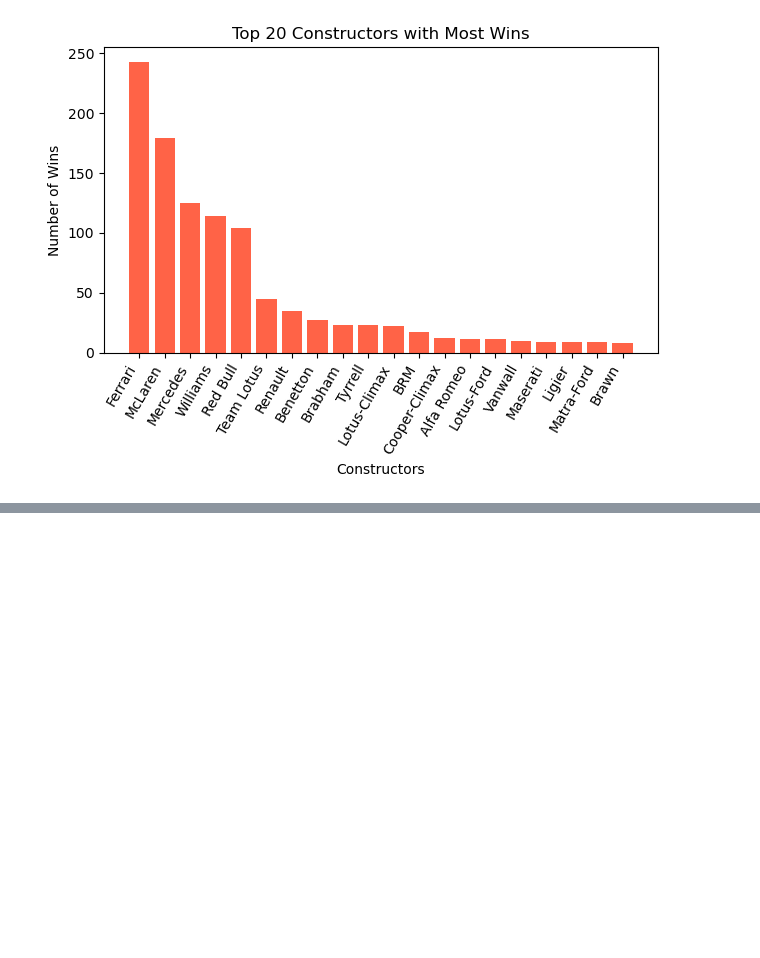
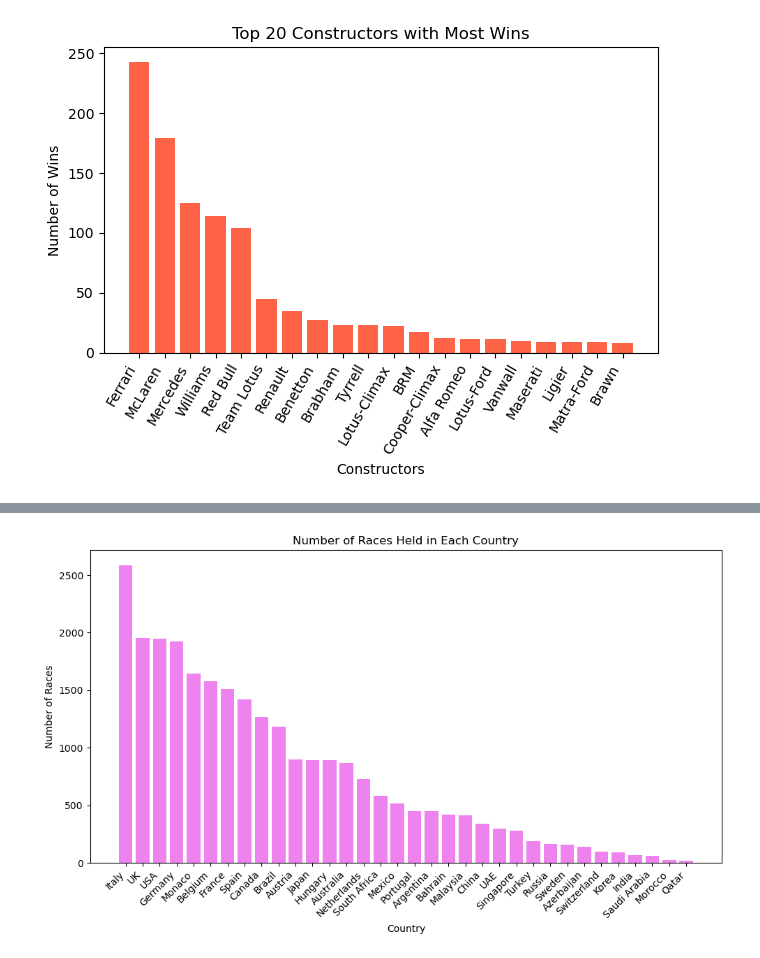
Before and after one commit to code-with-aneesh/F1_Analysis, a Jupyter notebook: drivers_analysis.ipynb, the cells around one changed output, grey strips where cells are left out. Saved outputs shown, nothing was run; the diff lists cells and outputs as text; code cells hidden in the pictures; blank space fills up the shorter version.

Commit message:
Added number of races in each country

```diff
--- a/drivers_analysis.ipynb
+++ b/drivers_analysis.ipynb
@@ -129,0 +132,3 @@ plt.show()
+# %%
+circuits = pd.read_csv('data/circuits.csv')
+circuits.head()
@@ -129,0 +142,19 @@ plt.show()
+# %%
+merged_results = race_results.merge(races.merge(circuits, how='left', on='circuitId'), how='left', on='raceId')
+
+# Count races per country
+country_with_most_races = merged_results['country'].value_counts().sort_values(ascending=False)
+
+# Plotting
+plt.figure(figsize=(10, 6))
+plt.bar(country_with_most_races.index, country_with_most_races.values, color='violet')
+
+# Customizations
+plt.xlabel('Country')
+plt.ylabel('Number of Races')
+plt.title('Number of Races Held in Each Country')
+plt.xticks(rotation=45, ha='right')  # Rotate x labels for better readability
+plt.tight_layout()  # Adjust layout to prevent clipping of labels
+plt.show()
+# %% [output]
+[figure, added]
```
Also changed, not shown: parts of 2 cells of this notebook, 1 other file.
